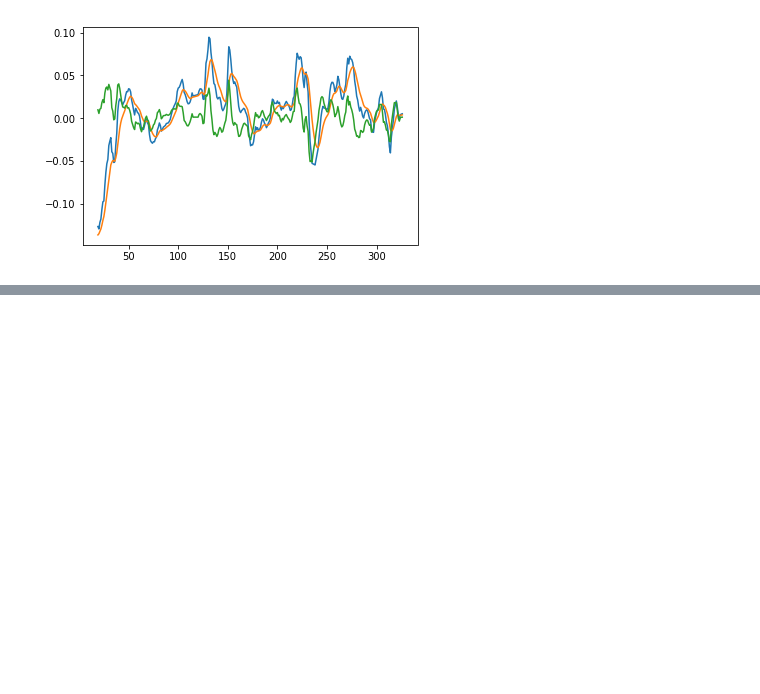
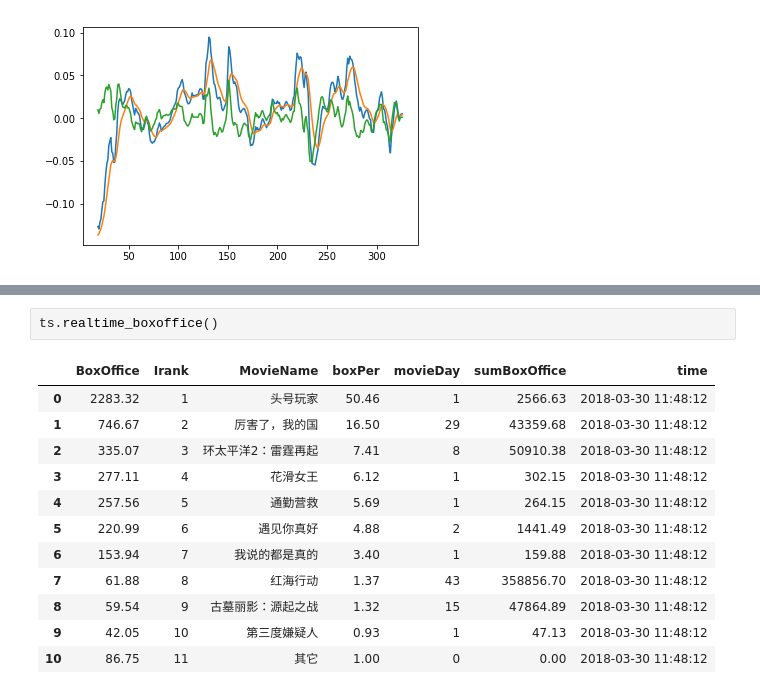
Before and after one commit to lxj0276/huanshuo, a Jupyter notebook: 量化投资/talib使用.ipynb, the cells around one changed output, grey strips where cells are left out. Drawn from its saved outputs; the diff is of its cells as text; blank space fills up the shorter version.

```diff
--- a/量化投资/talib使用.ipynb
+++ b/量化投资/talib使用.ipynb
@@ -88,0 +149,15 @@ plt.plot(df['MA10_talib'])
+# %%
+ts.realtime_boxoffice()
+# %% [output]
+|  | BoxOffice | Irank | MovieName | boxPer | movieDay | sumBoxOffice | time |
+| 0 | 2283.32 | 1 | 头号玩家 | 50.46 | 1 | 2566.63 | 2018-03-30 11:48:12 |
+| 1 | 746.67 | 2 | 厉害了，我的国 | 16.50 | 29 | 43359.68 | 2018-03-30 11:48:12 |
+| 2 | 335.07 | 3 | 环太平洋2：雷霆再起 | 7.41 | 8 | 50910.38 | 2018-03-30 11:48:12 |
+| 3 | 277.11 | 4 | 花滑女王 | 6.12 | 1 | 302.15 | 2018-03-30 11:48:12 |
+| 4 | 257.56 | 5 | 通勤营救 | 5.69 | 1 | 264.15 | 2018-03-30 11:48:12 |
+| 5 | 220.99 | 6 | 遇见你真好 | 4.88 | 2 | 1441.49 | 2018-03-30 11:48:12 |
+| 6 | 153.94 | 7 | 我说的都是真的 | 3.40 | 1 | 159.88 | 2018-03-30 11:48:12 |
+| 7 | 61.88 | 8 | 红海行动 | 1.37 | 43 | 358856.70 | 2018-03-30 11:48:12 |
+| 8 | 59.54 | 9 | 古墓丽影：源起之战 | 1.32 | 15 | 47864.89 | 2018-03-30 11:48:12 |
+| 9 | 42.05 | 10 | 第三度嫌疑人 | 0.93 | 1 | 47.13 | 2018-03-30 11:48:12 |
+| 10 | 86.75 | 11 | 其它 | 1.00 | 0 | 0.00 | 2018-03-30 11:48:12 |
```
Also changed, not shown: parts of 4 cells of this notebook.
